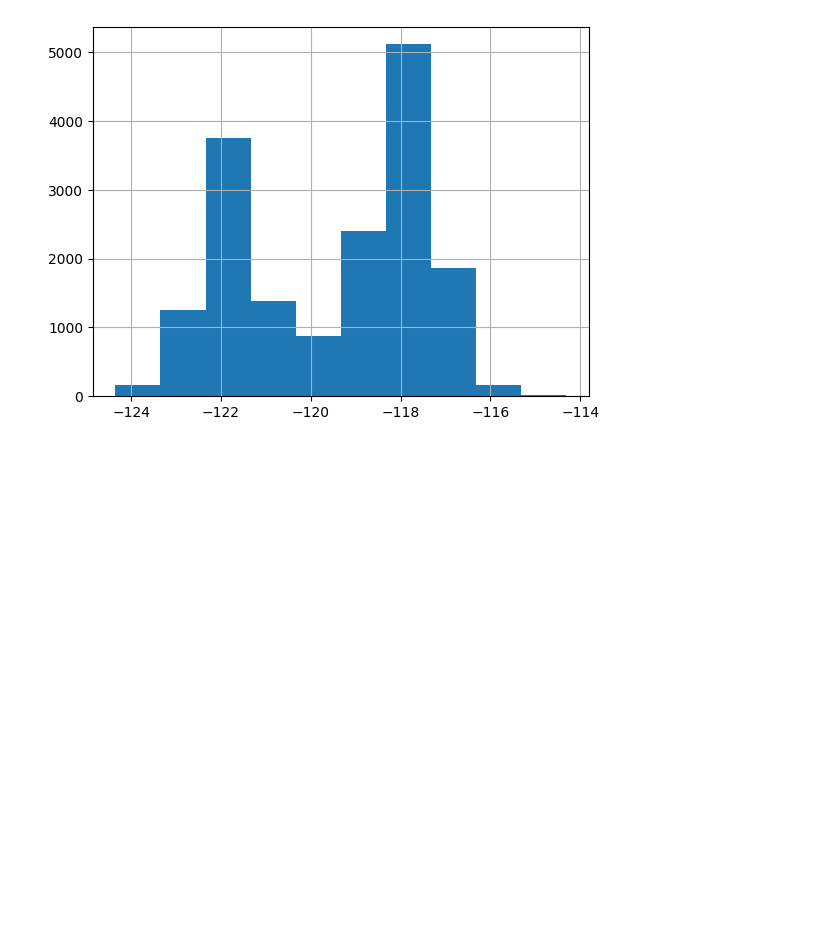
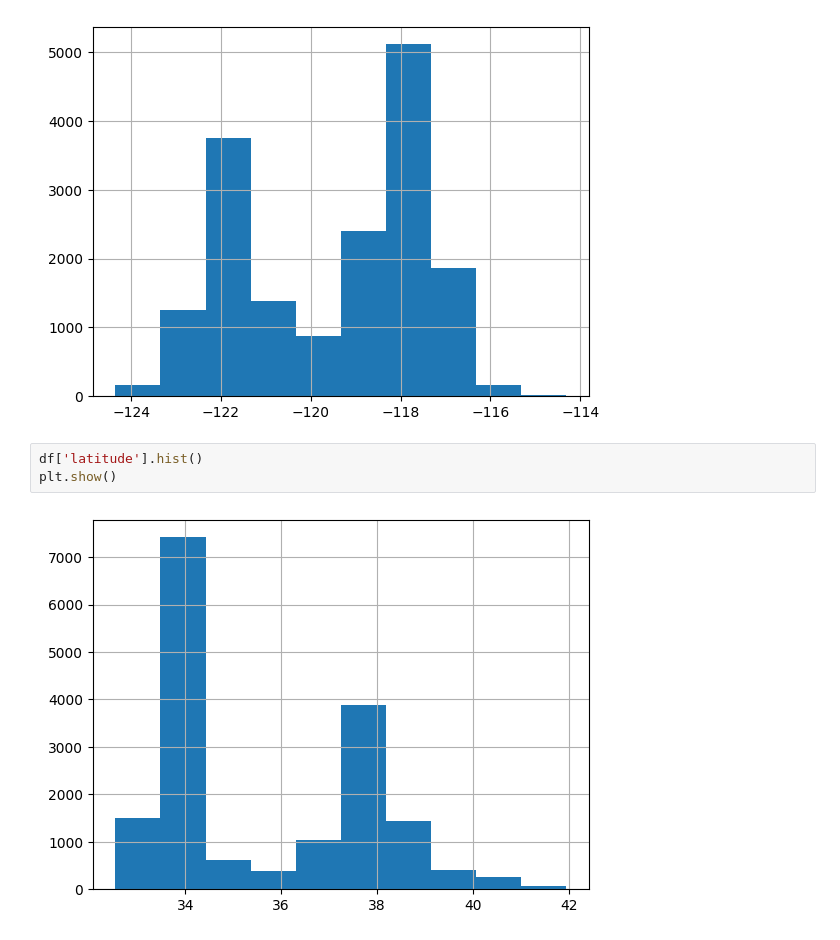
Before and after one commit to drdww/MyFirstExample, a Jupyter notebook: EDA_firstScript.ipynb, the cells around one changed output. Drawn from its saved outputs; the diff is of its cells as text; blank space fills up the shorter version.

Commit message:
FS: I added a plot

```diff
--- a/EDA_firstScript.ipynb
+++ b/EDA_firstScript.ipynb
@@ -58,3 +39,8 @@ df['longitude'].hist()
 plt.show()
 # %% [output]
 [figure]
+# %%
+df['latitude'].hist()
+plt.show()
+# %% [output]
+[figure, added]
```
Also changed, not shown: parts of 1 cell of this notebook.
